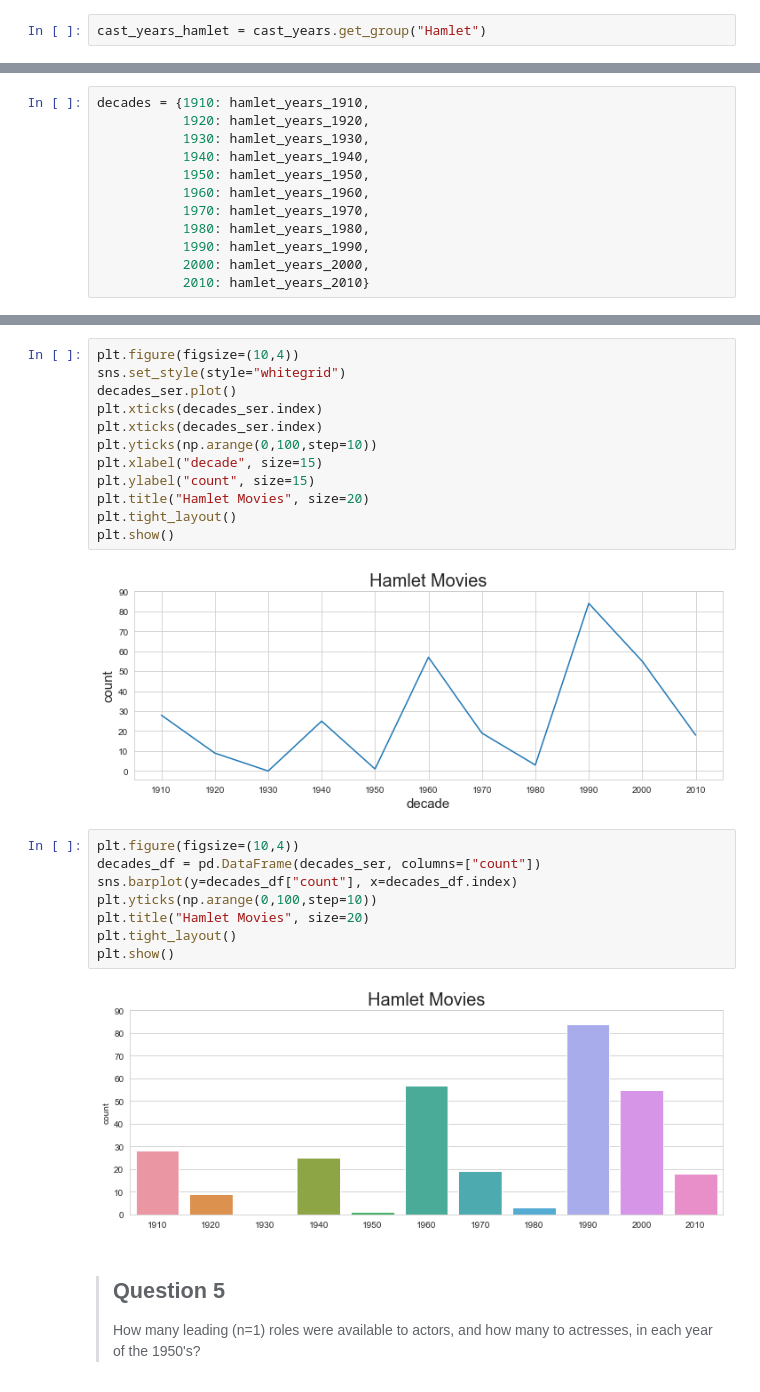
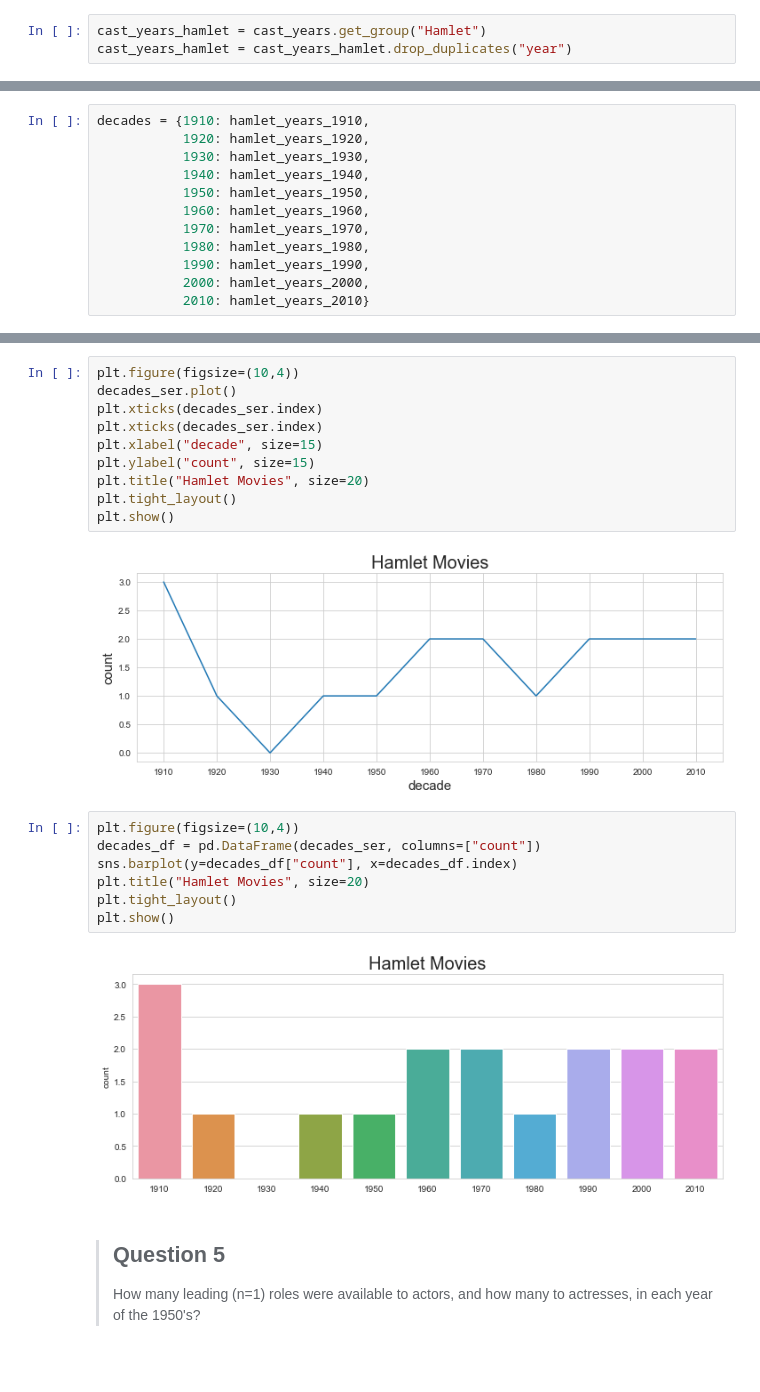
Before and after one commit to adiy55/1SA-Final-Project, a Jupyter notebook: 1SA Final Project pt.2.ipynb, the cells around one changed output, grey strips where cells are left out. Saved outputs shown, nothing was run; the diff lists cells and outputs as text.

Commit message:
Edit questions 4,5,6 in cast dataset

```diff
--- a/1SA Final Project pt.2.ipynb
+++ b/1SA Final Project pt.2.ipynb
@@ -128,6 +129,7 @@ cast[(cast['year']==1921) & (cast['title']=='Hamlet')]
 cast_years = cast.groupby(by="title")
 # %%
 cast_years_hamlet = cast_years.get_group("Hamlet")
+cast_years_hamlet = cast_years_hamlet.drop_duplicates("year")
 # %%
 cast_years_hamlet["year"].value_counts().sort_index()
 # %% [output]
@@ -191,28 +193,25 @@ decades_ser
 dtype: int64
 # %%
 plt.figure(figsize=(10,4))
-sns.set_style(style="whitegrid")
 decades_ser.plot()
 plt.xticks(decades_ser.index)
 plt.xticks(decades_ser.index)
-plt.yticks(np.arange(0,100,step=10))
 plt.xlabel("decade", size=15)
 plt.ylabel("count", size=15)
 plt.title("Hamlet Movies", size=20)
 plt.tight_layout()
 plt.show()
 # %% [output]
-[figure, old version]
+[figure, new version]
 # %%
 plt.figure(figsize=(10,4))
 decades_df = pd.DataFrame(decades_ser, columns=["count"])
 sns.barplot(y=decades_df["count"], x=decades_df.index)
-plt.yticks(np.arange(0,100,step=10))
 plt.title("Hamlet Movies", size=20)
 plt.tight_layout()
 plt.show()
 # %% [output]
-[figure, old version]
+[figure, new version]
 # %% [markdown]
 > ## Question 5
 > How many leading (n=1) roles were available to actors, and how many to actresses, in each year of the 1950's?
```
Also changed, not shown: parts of 10 cells of this notebook.
